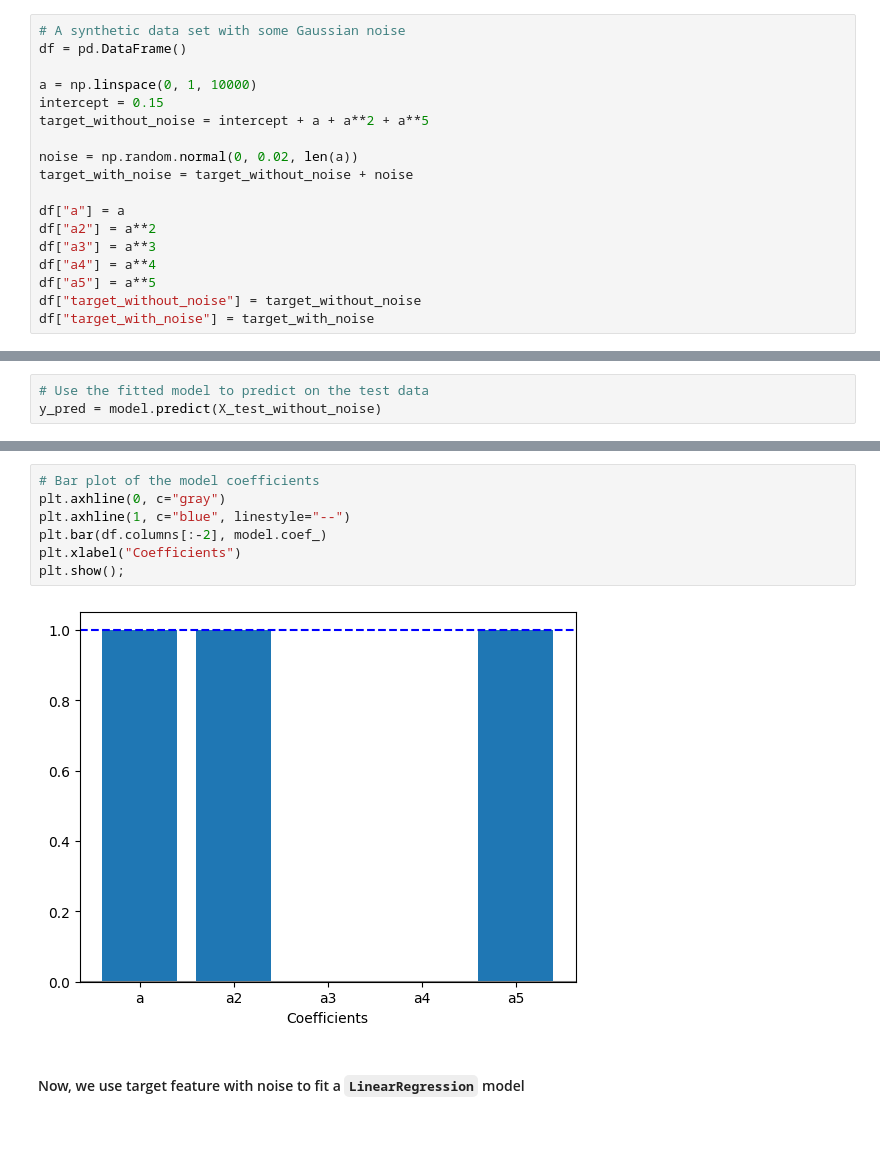
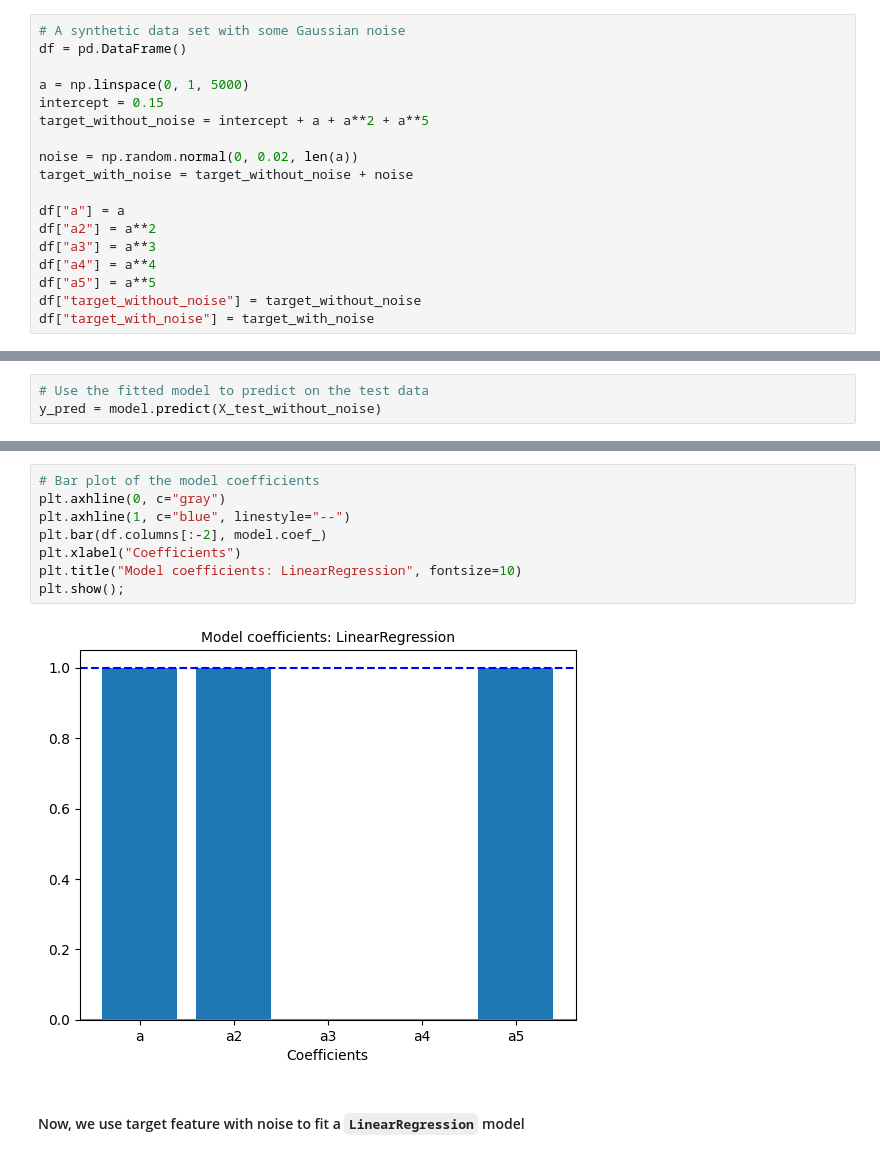
Before and after one commit to usaikia/Machine_Learning, a Jupyter notebook: 01_regression/regression_with_noisy_data.ipynb, the cells around one changed output, grey strips where cells are left out. Saved outputs shown, nothing was run; the diff lists cells and outputs as text; blank space fills up the shorter version.

```diff
--- a/01_regression/regression_with_noisy_data.ipynb
+++ b/01_regression/regression_with_noisy_data.ipynb
@@ -27,7 +27,7 @@ from sklearn.metrics import (mean_absolute_error,
 # A synthetic data set with some Gaussian noise
 df = pd.DataFrame()
 
-a = np.linspace(0, 1, 10000)
+a = np.linspace(0, 1, 5000)
 intercept = 0.15
 target_without_noise = intercept + a + a**2 + a**5
 
@@ -115,12 +115,13 @@ Coefficient = [ 1.00000000e+00  1.00000000e+00  1.38777878e-14 -1.24344979e-14
 # %%
 # Bar plot of the model coefficients
 plt.axhline(0, c="gray")
 plt.axhline(1, c="blue", linestyle="--")
 plt.bar(df.columns[:-2], model.coef_)
 plt.xlabel("Coefficients")
+plt.title("Model coefficients: LinearRegression", fontsize=10)
 plt.show();
 # %% [output]
-[figure, old version]
+[figure, new version]
 # %% [markdown]
 #### Now, we use target feature with noise to fit a `LinearRegression` model
 # %%
```
Also changed, not shown: parts of 37 cells of this notebook.
